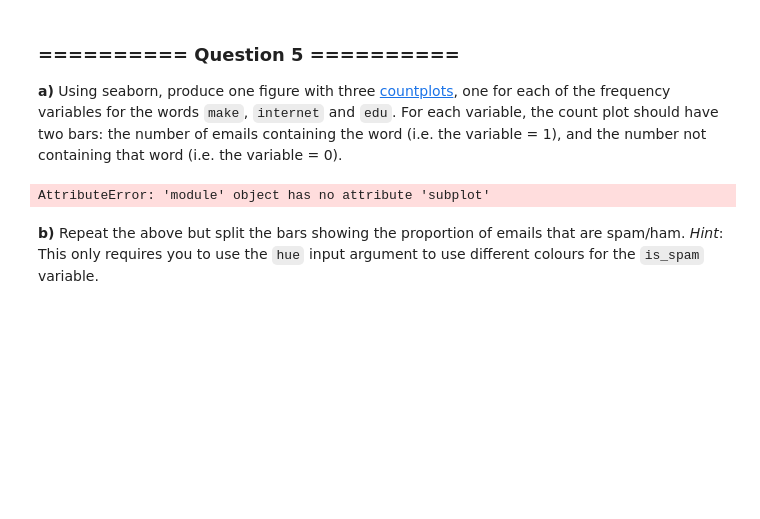
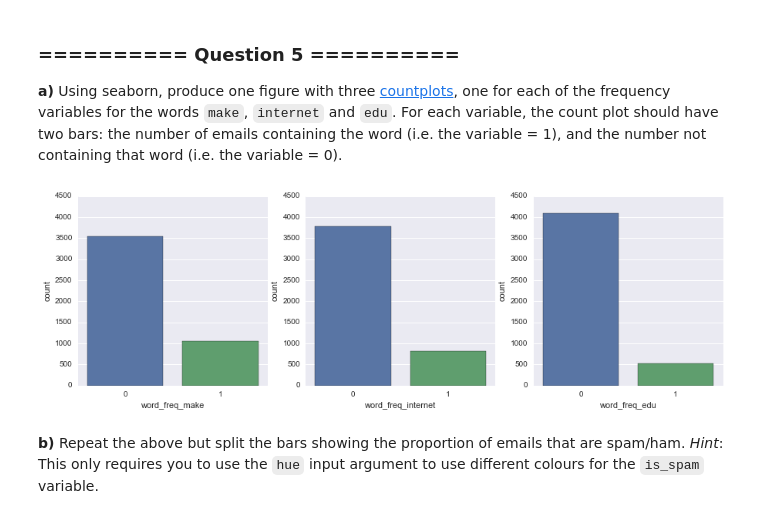
Before and after one commit to Dr-Alan-Turing/IAMachineLearning, a Jupyter notebook: 02_Lab_2_Data_analysis_visualisation.ipynb, the cells around one changed output. Drawn from its saved outputs; the diff is of its cells as text; code cells hidden in the pictures; blank space fills up the shorter version.

```diff
--- a/02_Lab_2_Data_analysis_visualisation.ipynb
+++ b/02_Lab_2_Data_analysis_visualisation.ipynb
@@ -181,13 +181,18 @@ Now we want to get a feeling for how the presence or absence of some specific wo
 **a)** Using seaborn, produce one figure with three [countplots](https://stanford.edu/~mwaskom/software/seaborn/generated/seaborn.countplot.html), one for each of the frequency variables for the words `make`, `internet` and `edu`. For each variable, the count plot should have two bars: the number of emails containing the word (i.e. the variable = 1), and the number not containing that word (i.e. the variable = 0).
 # %%
 # Your code goes here
+plt.subplots(figsize=(15,15))
+plt.subplot(3,3,1)
+plt.axis([0,1,0,4500])
 sns.countplot(x='word_freq_make', data=spambase_binary)
-
+plt.subplot(3,3,2)
+plt.axis([0,1,0,4500])
 sns.countplot(x='word_freq_internet', data=spambase_binary)
-
+plt.subplot(3,3,3)
+plt.axis([0,1,0,4500])
 sns.countplot(x='word_freq_edu', data=spambase_binary)
 plt.show()
 # %% [output]
-AttributeError: 'module' object has no attribute 'subplot'
+[figure, added]
 # %% [markdown]
 **b)** Repeat the above but split the bars showing the proportion of emails that are spam/ham. *Hint*: This only requires you to use the `hue` input argument to use different colours for the `is_spam` variable.
```
Also changed, not shown: parts of 2 cells of this notebook, 1 other file.
